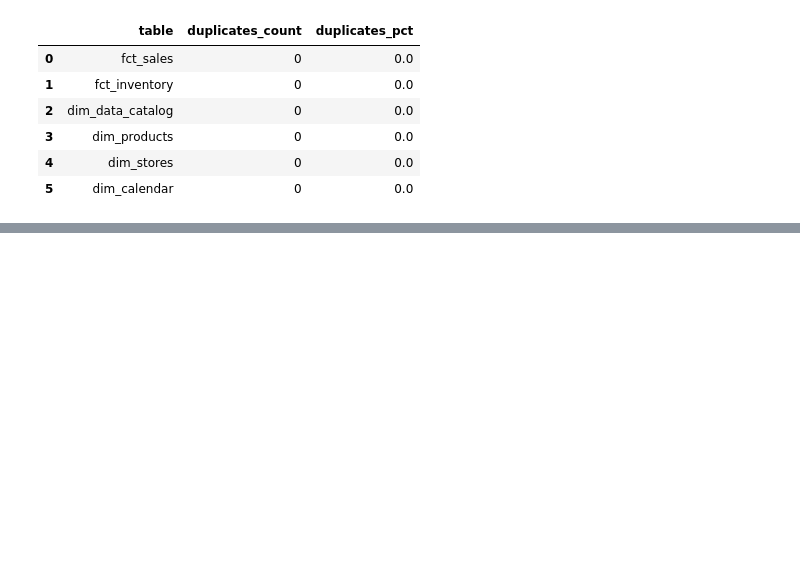
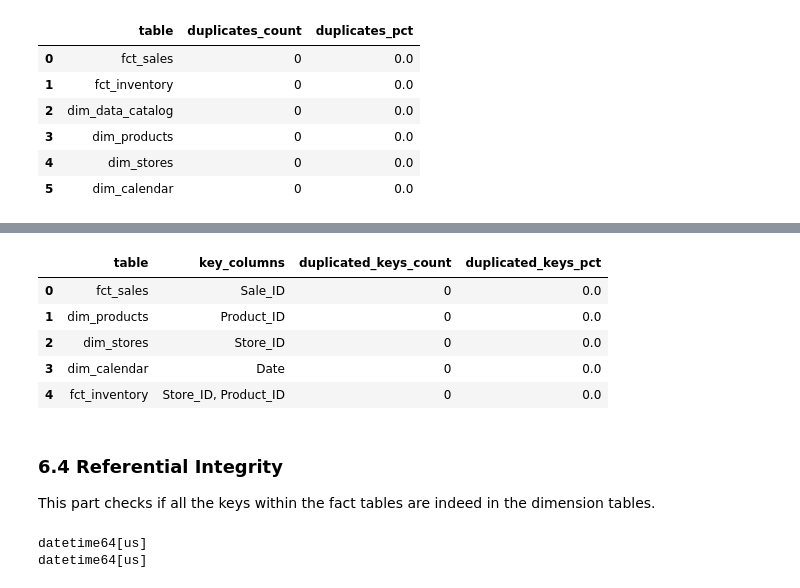
Before and after one commit to DFCR1411/retail_sales_inventory_analysis, a Jupyter notebook: notebooks/01-dfcr-retail-sales-inventory-eda.ipynb, the cells around one changed output, grey strips where cells are left out. Drawn from its saved outputs; the diff is of its cells as text; code cells hidden in the pictures; blank space fills up the shorter version.

Commit message:
Data Quality Assessment added to notebook analysis.

```diff
--- a/notebooks/01-dfcr-retail-sales-inventory-eda.ipynb
+++ b/notebooks/01-dfcr-retail-sales-inventory-eda.ipynb
@@ -239,0 +216,39 @@ display(duplicates_summary)
+# %%
+# Duplicated keys between tables.
+
+key_checks = {
+    "fct_sales": ["Sale_ID"],
+    "dim_products": ["Product_ID"],
+    "dim_stores": ["Store_ID"],
+    "dim_calendar": ["Date"],
+    "fct_inventory": ["Store_ID", "Product_ID"]
+}
+
+key_summary = []
+
+for table_name, key_cols in key_checks.items():
+    table = tables[table_name]
+
+    duplicated_keys_count = table.duplicated(subset=key_cols).sum()
+    duplicated_keys_pct = duplicated_keys_count / len(table) * 100
+
+    key_summary.append({
+        "table": table_name,
+        "key_columns": ", ".join(key_cols),
+        "duplicated_keys_count": duplicated_keys_count,
+        "duplicated_keys_pct": duplicated_keys_pct
+    })
+
+key_summary = pd.DataFrame(key_summary)
+key_summary
+# %% [output]
+|  | table | key_columns | duplicated_keys_count | duplicated_keys_pct |
+| 0 | fct_sales | Sale_ID | 0 | 0.0 |
+| 1 | dim_products | Product_ID | 0 | 0.0 |
+| 2 | dim_stores | Store_ID | 0 | 0.0 |
+| 3 | dim_calendar | Date | 0 | 0.0 |
+| 4 | fct_inventory | Store_ID, Product_ID | 0 | 0.0 |
+# %% [markdown]
+### 6.4 Referential Integrity
+
+This part checks if all the keys within the fact tables are indeed in the dimension tables.
@@ -239,0 +261,8 @@ display(duplicates_summary)
+# %%
+# Check the data types of the date columns
+
+print(fct_sales["Date"].dtype)
+print(dim_calendar["Date"].dtype)
+# %% [output]
+datetime64[us]
+datetime64[us]
```
Also changed, not shown: parts of 14 cells of this notebook.
